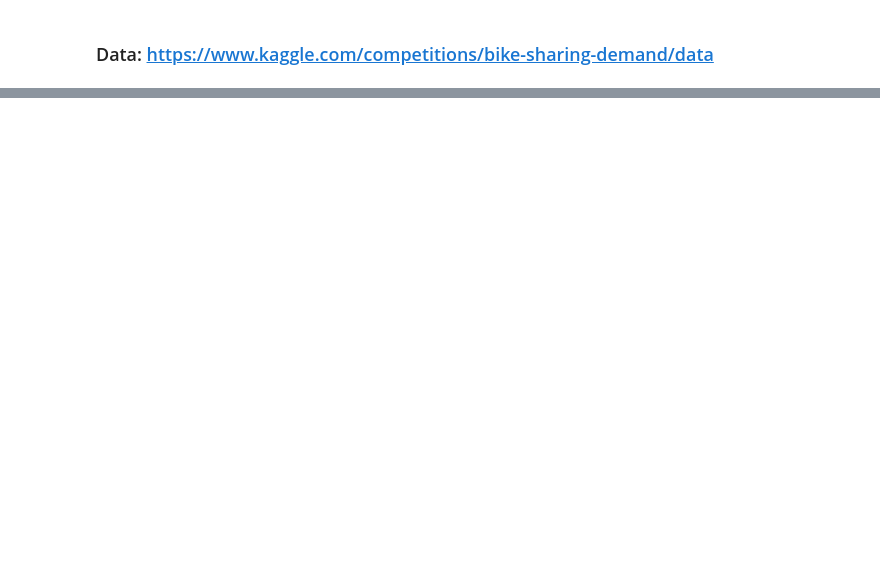
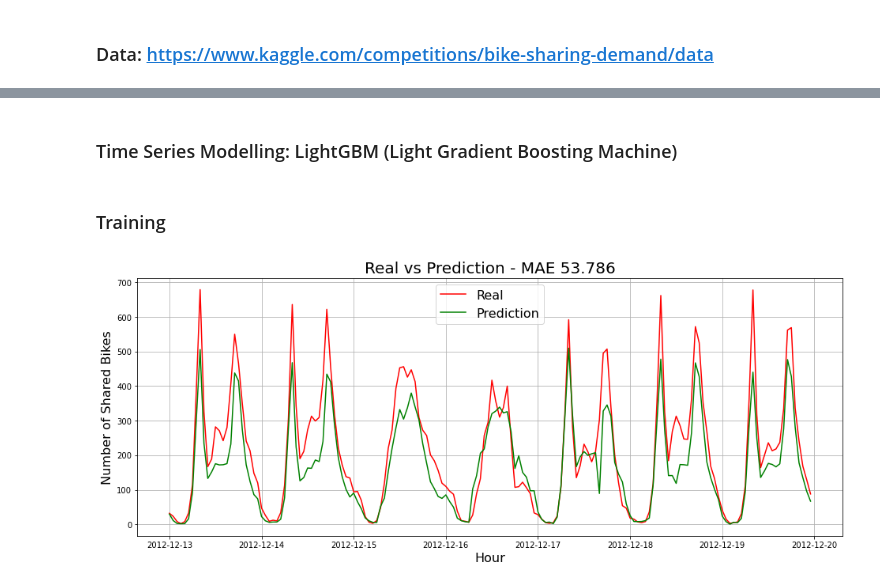
Before and after one commit to ldselvera/bike-sharing-demand-forecast, a Jupyter notebook: bike_share__demand_forecast.ipynb, the cells around one changed output, grey strips where cells are left out. Cells and saved outputs as stored; diff of their text form; code cells hidden in the pictures; blank space fills up the shorter version.

```diff
--- a/bike_share__demand_forecast.ipynb
+++ b/bike_share__demand_forecast.ipynb
@@ -16,0 +142,35 @@ from sklearn.metrics import mean_absolute_error
+# %% [markdown]
+### Time Series Modelling: LightGBM (Light Gradient Boosting Machine)
+# %%
+def train(df, horizon=24*7):
+    X = df.drop('count', axis=1)
+    y = df['count']
+
+    #take last week of the dataset for validation
+    X_train, X_test = X.iloc[:-horizon,:], X.iloc[-horizon:,:]
+    y_train, y_test = y.iloc[:-horizon], y.iloc[-horizon:]
+
+    #create, train and do inference of the model
+    model = LGBMRegressor(random_state=42)
+    model.fit(X_train, y_train)
+    predictions = model.predict(X_test)
+
+    #calculate MAE
+    mae = np.round(mean_absolute_error(y_test, predictions), 3)
+
+    return mae, y_test, predictions, model
+# %%
+def plot_results(mae, y_test, predictions):
+    #plot reality vs prediction for the last week of the dataset
+    fig = plt.figure(figsize=(16,6))
+
+    plt.title(f'Real vs Prediction - MAE {mae}', fontsize=20)
+    plt.plot(y_test, color='red')
+    plt.plot(pd.Series(predictions, index=y_test.index), color='green')
+    plt.xlabel('Hour', fontsize=16)
+    plt.ylabel('Number of Shared Bikes', fontsize=16)
+    plt.legend(labels=['Real', 'Prediction'], fontsize=16)
+    plt.grid()
+    plt.show()
+
+    return
@@ -16,0 +190,8 @@ from sklearn.metrics import mean_absolute_error
+# %% [markdown]
+### Training
+# %%
+mae, y_test, predictions, model = train(df)
+# %%
+plot_results(mae, y_test, predictions)
+# %% [output]
+[figure, added]
```
Also changed, not shown: parts of 21 cells of this notebook.
